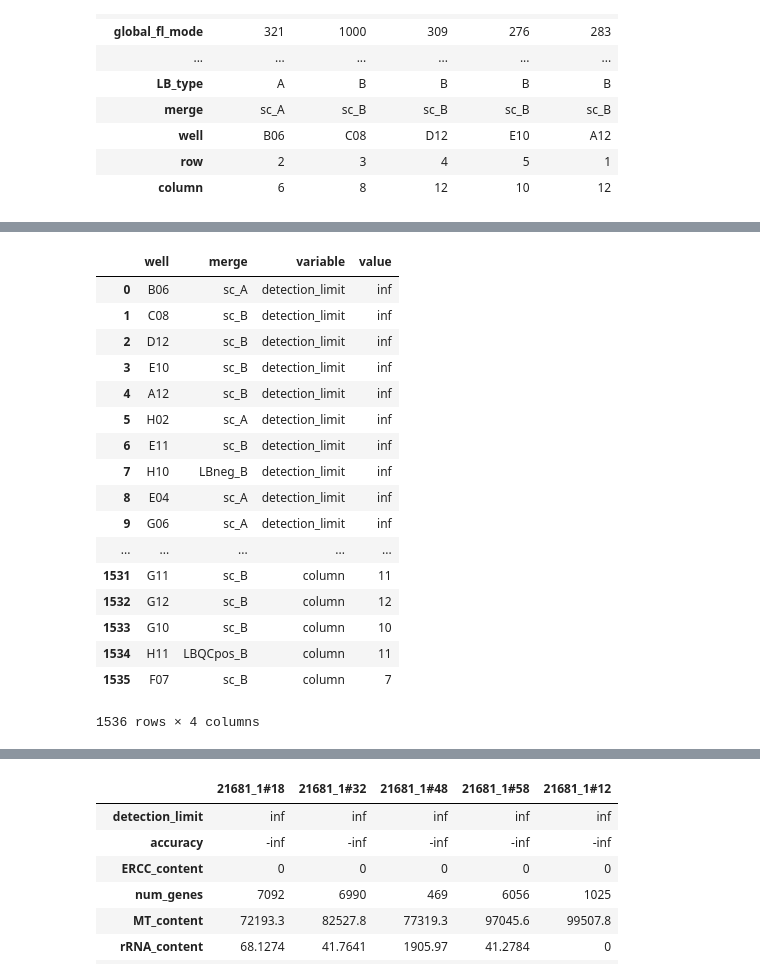
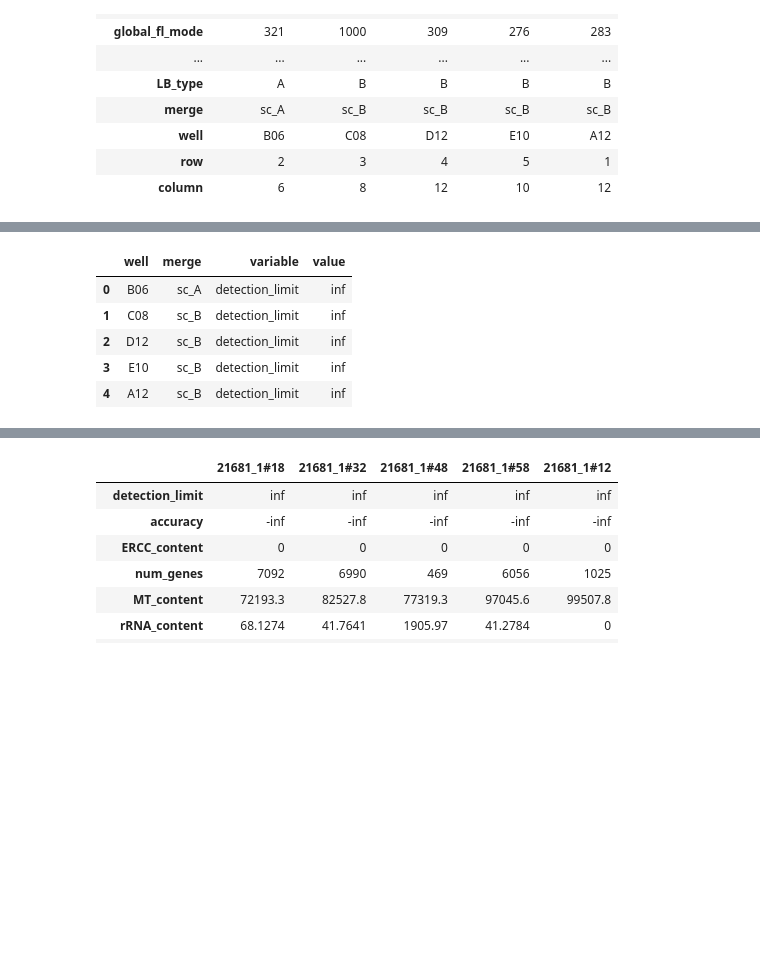
Before and after one commit to Teichlab/RCA, a Jupyter notebook: ARD-MLLR.ipynb, the cells around one changed output, grey strips where cells are left out. Cells and saved outputs as stored; diff of their text form; code cells hidden in the pictures; blank space fills up the shorter version.

```diff
--- a/ARD-MLLR.ipynb
+++ b/ARD-MLLR.ipynb
@@ -65,22 +53,10 @@ pd.melt(sample_info)
 # %%
-pd.melt(sample_info, id_vars=['well', 'merge'])
+pd.melt(sample_info, id_vars=['well', 'merge']).head()
 # %% [output]
 |  | well | merge | variable | value |
 | 0 | B06 | sc_A | detection_limit | inf |
 | 1 | C08 | sc_B | detection_limit | inf |
 | 2 | D12 | sc_B | detection_limit | inf |
 | 3 | E10 | sc_B | detection_limit | inf |
 | 4 | A12 | sc_B | detection_limit | inf |
-| 5 | H02 | sc_A | detection_limit | inf |
-| 6 | E11 | sc_B | detection_limit | inf |
-| 7 | H10 | LBneg_B | detection_limit | inf |
-| 8 | E04 | sc_A | detection_limit | inf |
-| 9 | G06 | sc_A | detection_limit | inf |
-| ... | ... | ... | ... | ... |
-| 1531 | G11 | sc_B | column | 11 |
-| 1532 | G12 | sc_B | column | 12 |
-| 1533 | G10 | sc_B | column | 10 |
-| 1534 | H11 | LBQCpos_B | column | 11 |
-| 1535 | F07 | sc_B | column | 7 |
-1536 rows × 4 columns
 # %%
```
Also changed, not shown: parts of 16 cells of this notebook, 1 other file.
